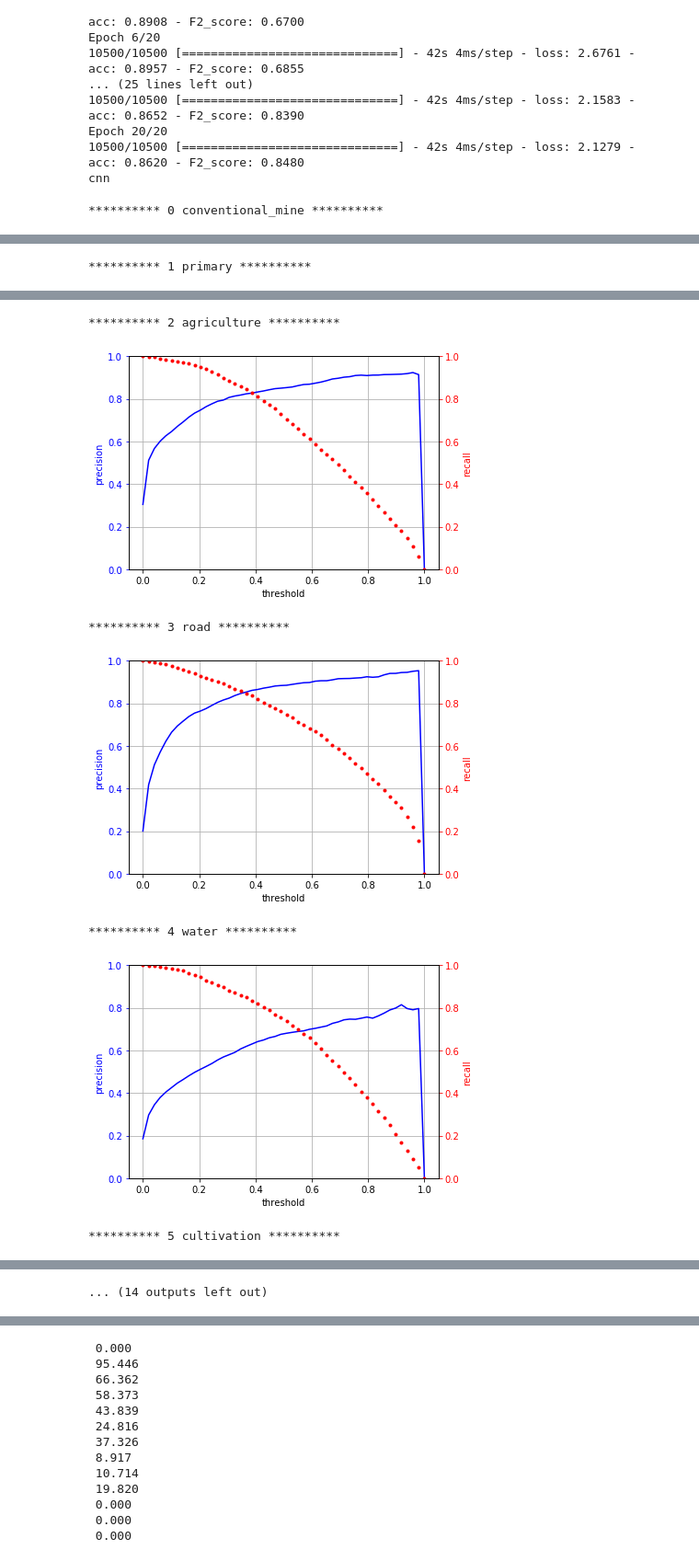
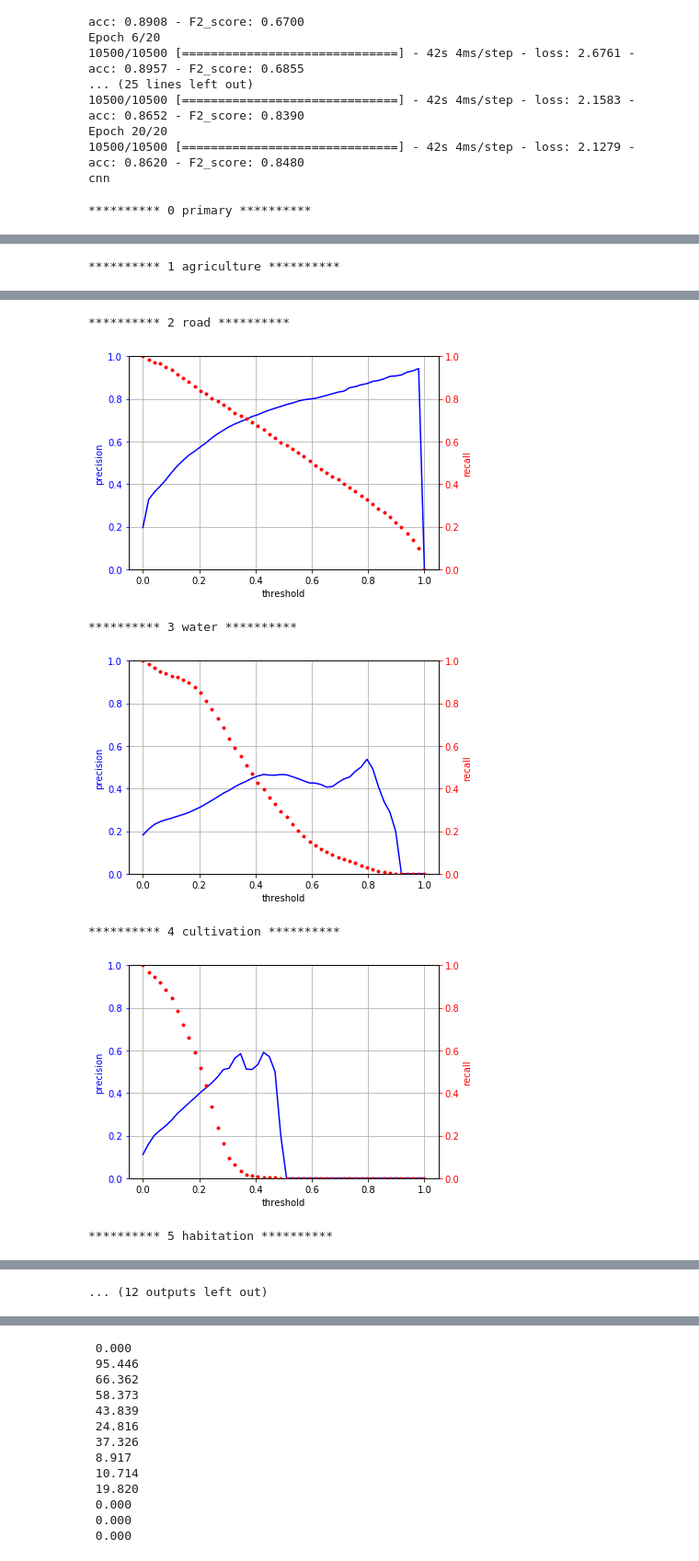
Before and after one commit to mumuxi15/02-Data-Science-Project, a Jupyter notebook: Multilabel image classification/Planet.ipynb, the cells around one changed output, grey strips where cells are left out. Shown at 92% size. Saved outputs shown, nothing was run; the diff lists cells and outputs as text; code cells hidden in the pictures.

```diff
--- a/Multilabel image classification/Planet.ipynb
+++ b/Multilabel image classification/Planet.ipynb
@@ -263,6 +266,24 @@ def F2_score(y_true, y_pred):
         recall = true_positives / (possible_positives + K.epsilon())
         return (1+4)*precision*recall/(4*precision+recall)
 
+datagen = keras.preprocessing.image.ImageDataGenerator(
+    featurewise_center=False,
+    samplewise_center=False,
+    featurewise_std_normalization=False,
+    samplewise_std_normalization=False,
+    zca_whitening=False,
+    rotation_range=90,
+    width_shift_range=0.,
+    height_shift_range=0.,
+    shear_range=0.,
+    zoom_range=0.,
+    channel_shift_range=0.,
+    fill_mode='nearest',
+    cval=0.,
+    horizontal_flip=True,
+    vertical_flip=True,
+    rescale=None)
+
 class MyCNN(keras.utils.Sequence):
     def __init__(self,label_class,haze_free,optimizer, loss, class_weight,epochs):
         self.labels, self.no_features = self.choose_labels(label_class)
@@ -270,7 +291,7 @@ class MyCNN(keras.utils.Sequence):
         self.optimizer = optimizer
         self.class_weight = class_weight
         self.loss = loss
-        self.epochs = epoches
+        self.epochs = epochs
 
     def choose_labels(self,label_class=0):
         """  label class 0 : weather labels ; 1 : land_cover labels   """
@@ -282,6 +303,10 @@ class MyCNN(keras.utils.Sequence):
         no_features = 4 if label_class==0 else 13
         return labels, no_features
 
+    def __image_augmentation(self,X_, Y_, batch_size, datagen=datagen):
+        datagen.fit(X_)
+        return datagen.flow(X_, Y_, batch_size=batch_size).next()
+
     def __data_generation(self):
         'Generates data'
         path =  '/home/ubuntu/.kaggle/competitions/planet-understanding-the-amazon-from-space/'
@@ -290,6 +315,8 @@ class MyCNN(keras.utils.Sequence):
         y_train, y_test = train_test_split(df_label[self.labels], test_size=0.3,random_state=1100)
         X_train = np.array(list(map(read,y_train.index.tolist())))
         X_test = np.array(list(map(read,y_test.index.tolist())))
+        X_train, y_train = self.__image_augmentation(X_train, y_train, 32)
+        X_test, y_test = self.__image_augmentation(X_test, y_test, 32)
         return X_train,y_train,X_test,y_test
 
 
@@ -331,9 +358,10 @@ class MyCNN(keras.utils.Sequence):
     def train_model(self):
         model = self.__build_model()
         X_train,y_train,X_test,y_test = self.__data_generation()
-        model.fit(X_train, y_train, epochs=self.epochs, batch_size=50,class_weight = self.class_weight)
+        model.fit(X_train, y_train, epochs=self.epochs, batch_size=50)
 
         return model,X_train,y_train,X_test,y_test
+#         return X_train,y_train,X_test,y_test
 
 params = {'label_class': 1,
           'haze_free': False,
@@ -352,7 +380,9 @@ params = {'label_class': 1,
                            10: 100,
                            11: 100,
                            12: 100},
-          'epoches': 10
+          'epochs': 5
          }
+
 c = MyCNN(**params)
 cnn,X_train,y_train,X_test,y_test = c.train_model()
+# X_train,y_train,X_test,y_test = c.train_model()
@@ -416,6 +432,7 @@ def tuning_threshold(y_pred,y_true):
         p, r, _,__ = precision_recall_fscore_support(y_true,y,average = 'binary')
         precision.append(p)
         recall.append(r)
+
 #         print ('threshold %.2f p %.3f r %.3f'%(threshold,p,r))
     fig, ax1 = plt.subplots()
     ax1.plot(t, precision, 'b-')
@@ -434,9 +451,9 @@ def tuning_threshold(y_pred,y_true):
     fig.tight_layout()
     ax1.grid(True, which='both')
 
-for n in range(13):
+for n in range(12):
     print ('*'*10 ,n, y_test.columns[n],'*'*10)
     tuning_threshold(y_pred_train[:,n],y_train.iloc[:,n])
     plt.show()
 # %% [output]
-********** 0 conventional_mine **********
+********** 0 primary **********
@@ -444 +461 @@ for n in range(13):
-********** 1 primary **********
+********** 1 agriculture **********
@@ -446,7 +463,7 @@ for n in range(13):
-********** 2 agriculture **********
+********** 2 road **********
-[figure, old version]
+[figure, new version]
-********** 3 road **********
+********** 3 water **********
-[figure, old version]
+[figure, new version]
-********** 4 water **********
+********** 4 cultivation **********
-[figure, old version]
+[figure, new version]
-********** 5 cultivation **********
+********** 5 habitation **********
@@ -454 +471 @@ for n in range(13):
-... (14 outputs left out)
+... (12 outputs left out)
```
Also changed, not shown: parts of 14 cells of this notebook, 1 other file.
